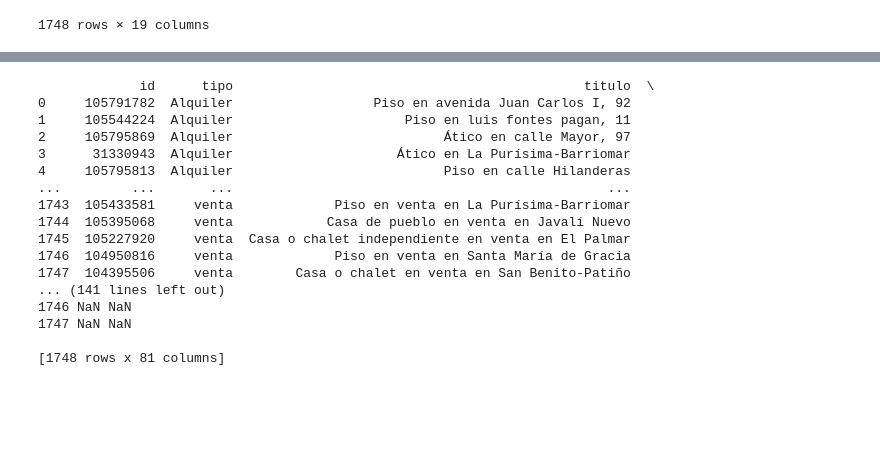
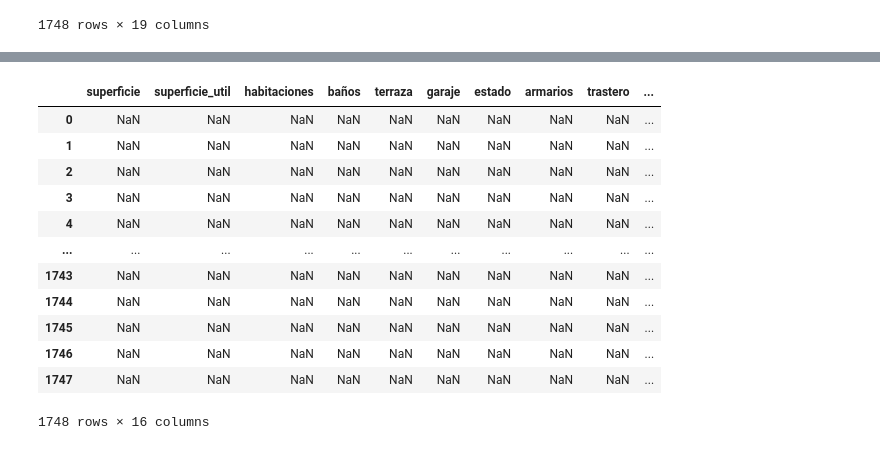
Before and after one commit to Tamgama/scraping, a Jupyter notebook: soporte/limpieza.ipynb, the cells around one changed output, grey strips where cells are left out. Cells and saved outputs as stored; diff of their text form; code cells hidden in the pictures; blank space fills up the shorter version.

```diff
--- a/soporte/limpieza.ipynb
+++ b/soporte/limpieza.ipynb
@@ -254,7 +386,7 @@ inmuebles['tlf'] = inmuebles['tlf'].fillna(0).astype(int)
 # %%
-# Patrones regex actualizados
+# Patrones de expresión regular
 patterns = {
-    'superficie_construida': re.compile(r'(\d+)\s*m² construidos'),
+    'superficie': re.compile(r'(\d+)\s*m² construidos'),
     'superficie_util': re.compile(r'(\d+)\s*m² útiles'),
     'habitaciones': re.compile(r'(\d+)\s*habitaciones?'),
     'baños': re.compile(r'(\d+)\s*baños?'),
@@ -264,80 +396,58 @@ patterns = {
     'armarios': re.compile(r'Armarios empotrados'),
     'trastero': re.compile(r'Trastero'),
     'orientacion': re.compile(r'Orientación\s([\w\s,]+)'),
     'amueblado': re.compile(r'(Amueblado y cocina equipada|Cocina sin equipar y casa sin amueblar)'),
     'calefaccion': re.compile(r'Calefacción (central|individual|No disponible calefaccion)'),
     'planta': re.compile(r'Planta\s(\d+)(ª|\s)(exterior|interior)'),
     'ascensor': re.compile(r'(Con ascensor|Sin ascensor)'),
-    'anio_construccion': re.compile(r'Construido en (\d{4})'),
+    'construccion': re.compile(r'Construido en (\d{4})'),
     'movilidad_reducida': re.compile(r'Solo acceso exterior adaptado para personas con movilidad reducida')
 }
 
-import ast
 def extract_data(row, patterns):
-    data = {}
-    row = ast.literal_eval(row)
+    # Inicializa el diccionario con valores nulos para todas las columnas
+    data = {col: np.nan for col in columnas}
+
     for item in row:
-        matched = False
         for key, pattern in patterns.items():
             match = pattern.search(item)
             if match:
                 if key == 'planta':
                     data['planta'] = match.group(1)
                     data['exterior_interior'] = match.group(3)
                 elif key == 'ascensor':
                     data[key] = 'Sí' if 'Con' in match.group(0) else 'No'
                 elif key == 'amueblado':
                     data[key] = 'Amueblado' if 'Amueblado' in match.group(0) else 'No amueblado'
                 elif key == 'calefaccion':
                     calef = match.group(1)
                     data[key] = calef if calef != 'No disponible calefaccion' else 'No disponible'
+                elif key == 'orientacion':
+                    data[key] = match.group(1)
                 else:
-                    data[key] = match.group(1) if len(match.groups()) > 0 else True
-                matched = True
-        if not matched:
-            # Si el item no coincide con ningún patrón, lo añadimos con NaN
-            data[item] = np.nan
-    return pd.Series(data)
+                    data[key] = match.group(1)
+                break  # Detener la búsqueda una vez encontrado un patrón
+    return data
 
-# # Ejemplo de DataFrame con las listas en la columna 'descripcion'
-# df = pd.DataFrame({
-#     'descripcion': [
-#         ['150 m² construidos, 140 m² útiles', '4 habitaciones', '2 baños', 'Balcón', 'Plaza de garaje incluida en el precio',
-#          'Segunda mano/buen estado', 'Armarios empotrados', 'Trastero', 'Orientación este', 'Amueblado y cocina equipada',
-#          'Planta 3ª interior', 'Con ascensor', 'Construido en 2020'],
-#         ['110 m² construidos', '4 habitaciones', '2 baños', 'Segunda mano/buen estado', 'Calefacción No disponible calefaccion'],
-#         ['70 m² construidos', '3 habitaciones', '1 baño', 'Balcón', 'Segunda mano/buen estado', 'Amueblado y cocina equipada',
-#          'Planta 3ª exterior', 'Sin ascensor', 'Orientación suroeste'],
-#         ['160 m² construidos, 150 m² útiles', '5 habitaciones', '3 baños', 'Balcón', 'Segunda mano/buen estado',
-#          'Armarios empotrados', 'Orientación norte', 'Cocina sin equipar y casa sin amueblar', 'Planta 2ª exterior',
-#          'Con ascensor', 'Solo acceso exterior adaptado para personas con movilidad reducida']
-#     ]
-# })
+# Aplicar la función a la columna 'caracteristicas'
+df_extracted = df['caracteristicas'].apply(lambda row: extract_data(row, patterns))
 
-# Aplicar la función a la columna 'descripcion'
-df_extracted = inmuebles['caracteristicas'].apply(lambda row: extract_data(row, patterns))
+# Convertir la serie de diccionarios a un DataFrame
+df_extracted = pd.DataFrame(list(df_extracted))
 
-# Combinar las nuevas columnas extraídas con el DataFrame original
-df_final = pd.concat([inmuebles, df_extracted], axis=1)
-
-# Mostrar el DataFrame resultante
-print(df_final)
+df_extracted
 # %% [output]
+|  | superficie | superficie_util | habitaciones | baños | terraza | garaje | estado | armarios | trastero | ... |
+| 0 | NaN | NaN | NaN | NaN | NaN | NaN | NaN | NaN | NaN | ... |
+| 1 | NaN | NaN | NaN | NaN | NaN | NaN | NaN | NaN | NaN | ... |
+| 2 | NaN | NaN | NaN | NaN | NaN | NaN | NaN | NaN | NaN | ... |
+| 3 | NaN | NaN | NaN | NaN | NaN | NaN | NaN | NaN | NaN | ... |
+| 4 | NaN | NaN | NaN | NaN | NaN | NaN | NaN | NaN | NaN | ... |
+| ... | ... | ... | ... | ... | ... | ... | ... | ... | ... | ... |
+| 1743 | NaN | NaN | NaN | NaN | NaN | NaN | NaN | NaN | NaN | ... |
+| 1744 | NaN | NaN | NaN | NaN | NaN | NaN | NaN | NaN | NaN | ... |
+| 1745 | NaN | NaN | NaN | NaN | NaN | NaN | NaN | NaN | NaN | ... |
+| 1746 | NaN | NaN | NaN | NaN | NaN | NaN | NaN | NaN | NaN | ... |
+| 1747 | NaN | NaN | NaN | NaN | NaN | NaN | NaN | NaN | NaN | ... |
-             id      tipo                                             titulo  \
-0     105791782  Alquiler                  Piso en avenida Juan Carlos I, 92
-1     105544224  Alquiler                      Piso en luis fontes pagan, 11
-2     105795869  Alquiler                           Ático en calle Mayor, 97
-3      31330943  Alquiler                     Ático en La Purísima-Barriomar
-4     105795813  Alquiler                           Piso en calle Hilanderas
-...         ...       ...                                                ...
-1743  105433581     venta             Piso en venta en La Purísima-Barriomar
-1744  105395068     venta            Casa de pueblo en venta en Javalí Nuevo
-1745  105227920     venta  Casa o chalet independiente en venta en El Palmar
-1746  104950816     venta             Piso en venta en Santa María de Gracia
-1747  104395506     venta        Casa o chalet en venta en San Benito-Patiño
-... (141 lines left out)
-1746 NaN NaN
-1747 NaN NaN
-
-[1748 rows x 81 columns]
+1748 rows × 16 columns
 # %%
```
Also changed, not shown: parts of 17 cells of this notebook.
